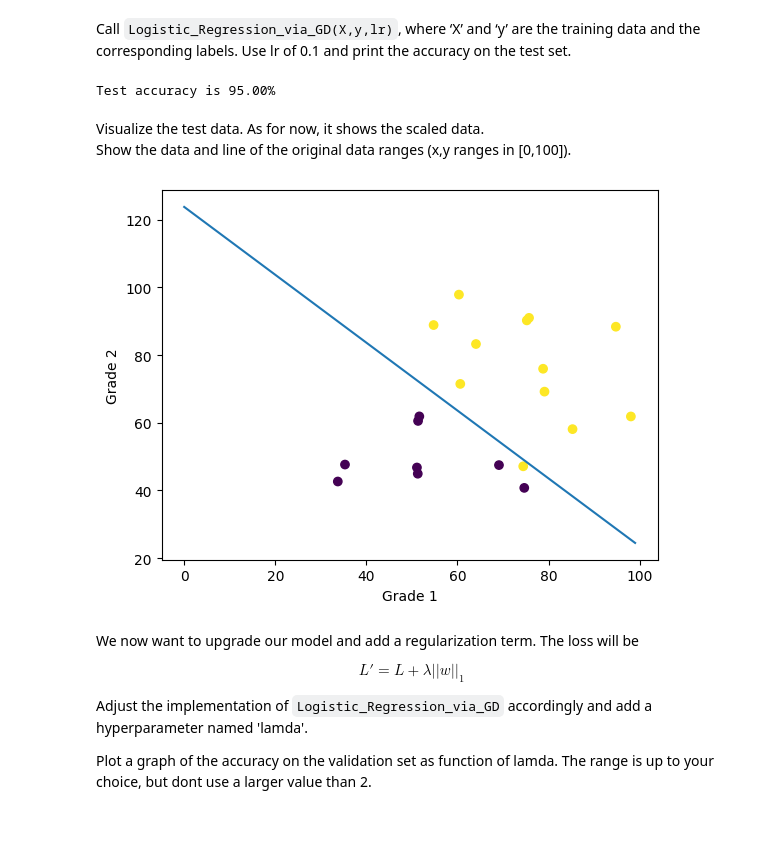
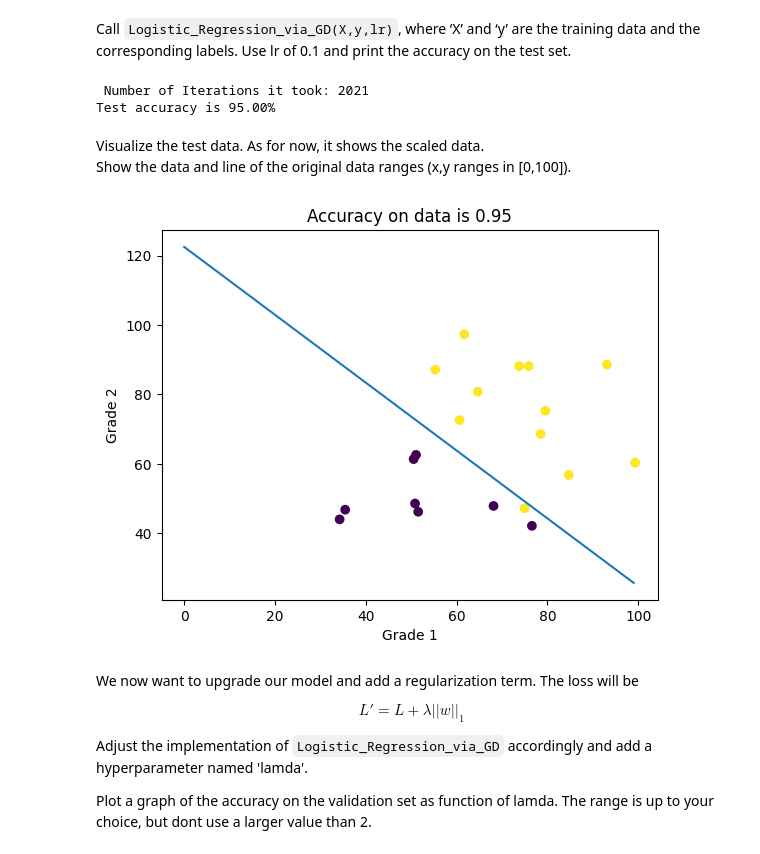
Before and after one commit to MahmoudAbade/ML-HW, a Jupyter notebook: HW2.ipynb, the cells around one changed output. Cells and saved outputs as stored; diff of their text form; code cells hidden in the pictures; blank space fills up the shorter version.

```diff
--- a/HW2.ipynb
+++ b/HW2.ipynb
@@ -212,13 +214,19 @@ Plot all the graphs and compare them. In addition, what is your optimal batch_si
 # %%
-# Compare batch sizes
-batch_sizes = [1, 10, 50, 100]
-plt.figure(figsize=(10, 8))
+atch_sizes = [1, 10, 50, 100]
+plt.figure(figsize=(12, 8))
 for i, batch_size in enumerate(batch_sizes, 1):
     losses, w, b = perceptron(X_train, y_train, batch_size)
-    #plot(X_train, y_train, w, b)
-    plt.subplot(2, 2, i)
+    plt.subplot(2, 4, i)
+    plt.scatter(X_train[:, 0], X_train[:, 1], c=y_train)
+    m, b_line = -w[0] / w[1], -b / w[1]
+    x = np.arange(0.2, 0.8, 0.1)
+    plt.plot(x, m * x + b_line)
+    preds = np.sign(X_train @ w + b)
+    acc = np.mean(preds == y_train)
+    plt.title(f"Batch={batch_size}, Acc={acc:.4f}")
+    plt.subplot(2, 4, i + 4)
     plt.plot(losses)
-    plt.title(f'Batch Size = {batch_size}')
+    plt.title(f'Loss, Batch={batch_size}')
     plt.xlabel('Iteration')
     plt.ylabel('Misclassified')
 plt.tight_layout()
@@ -296,16 +310,24 @@ Tip: The gradients may be large, you can use $\frac{1}{n}\nabla{L}$ (which is th
 def sigmoid(z):
     return 1 / (1 + np.exp(-z))
 
-def Logistic_Regression_via_GD(X, y, lr, lamda=0):
+def Logistic_Regression_via_GD(X, y, lr):
+    # Implement here
+    maximumIterations = 3000
+    minimumData = 1e-6
+    previousLoss = 0
     n, d = X.shape
-    w, b = np.zeros(d), 0
-    for _ in range(3000):
-        preds = sigmoid(X @ w + b)
-        error = preds - y
-        grad_w = (X.T @ error) / n + lamda * np.sign(w)
-        grad_b = error.mean()
-        w -= lr * grad_w
-        b -= lr * grad_b
+    w , b= np.zeros(d) , 0
+    for i in range(maximumIterations):
+        z = np.dot(X,w)+b
+        val = sigmoid(z)
+        b-= lr*(1/n) * np.sum(val-y)   # update b by the gradient
+        w -= lr* (1/n) * np.dot(X.T,(val-y)) #update w by the gradient
+        currentLoss = -1 /n * (np.sum(y * np.log(val) + (1 - y) * np.log(1 - val)))
+        diff = currentLoss - previousLoss
+        if abs(diff) < minimumData:
+            print(f" Number of Iterations it took: {i}")
+            break
+        previousLoss = currentLoss
     return w, b
 # %% [markdown]
 The function 'predict' is already implemented for you. It gives a classification for a new sample (x) based on the sign of $w^\top x + b$. <br/>
@@ -322,6 +344,7 @@ preds_test = predict(w, b, X_test)
 accuracy = np.mean(preds_test == y_test)
 print(f"Test accuracy is {accuracy * 100:.2f}%")
 # %% [output]
+ Number of Iterations it took: 2021
 Test accuracy is 95.00%
 # %% [markdown]
 Visualize the test data. As for now, it shows the scaled data.<br/>
@@ -329,21 +352,22 @@ Show the data and line of the original data ranges (x,y ranges in [0,100]).
 # %%
 # Plot test data in original scale
 def plot(data, labels, w, b, scaler):
     # Adjust w and b for original scale
     w_plot = w / scaler.scale_
     b_plot = b - (w / scaler.scale_) @ scaler.mean_
     data_orig = scaler.inverse_transform(data)
     plt.scatter(data_orig[:, 0], data_orig[:, 1], c=labels)
     m, b_line = -w_plot[0] / w_plot[1], -b_plot / w_plot[1]
     x = np.arange(0, 100, 1)
     plt.plot(x, m * x + b_line)
     plt.xlabel('Grade 1')
     plt.ylabel('Grade 2')
+    plt.title(f"Accuracy on data is {accuracy}")
     plt.show()
 
 plot(X_test, y_test, w, b, scaler)
 # %% [output]
-[figure, old version]
+[figure, new version]
 # %% [markdown]
 We now want to upgrade our model and add a regularization term. The loss will be
 
```
Also changed, not shown: parts of 13 cells of this notebook, 1 other file.
